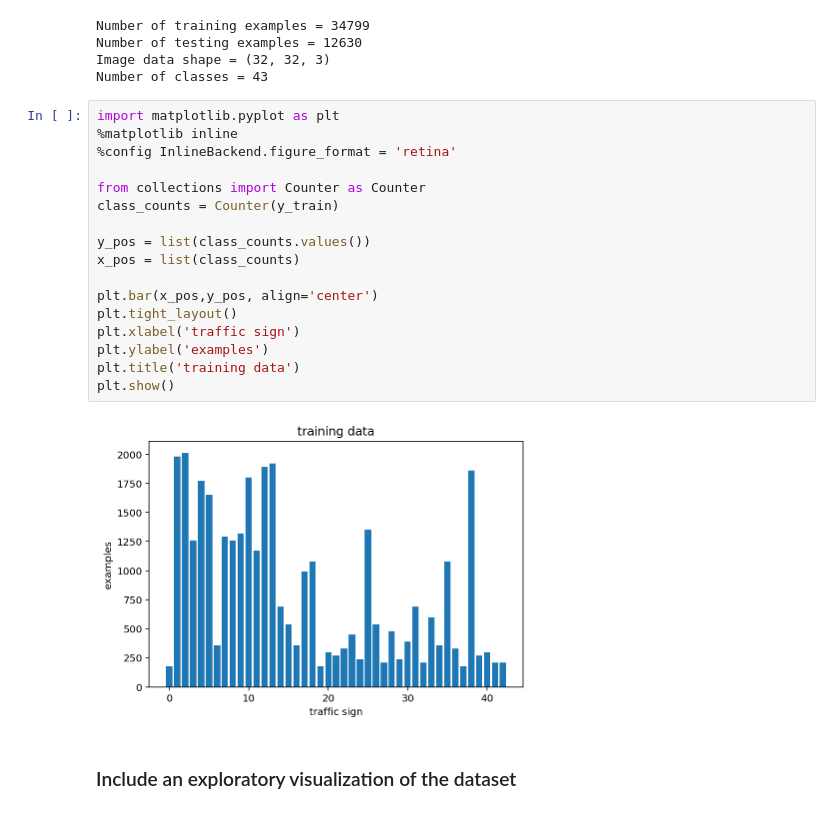
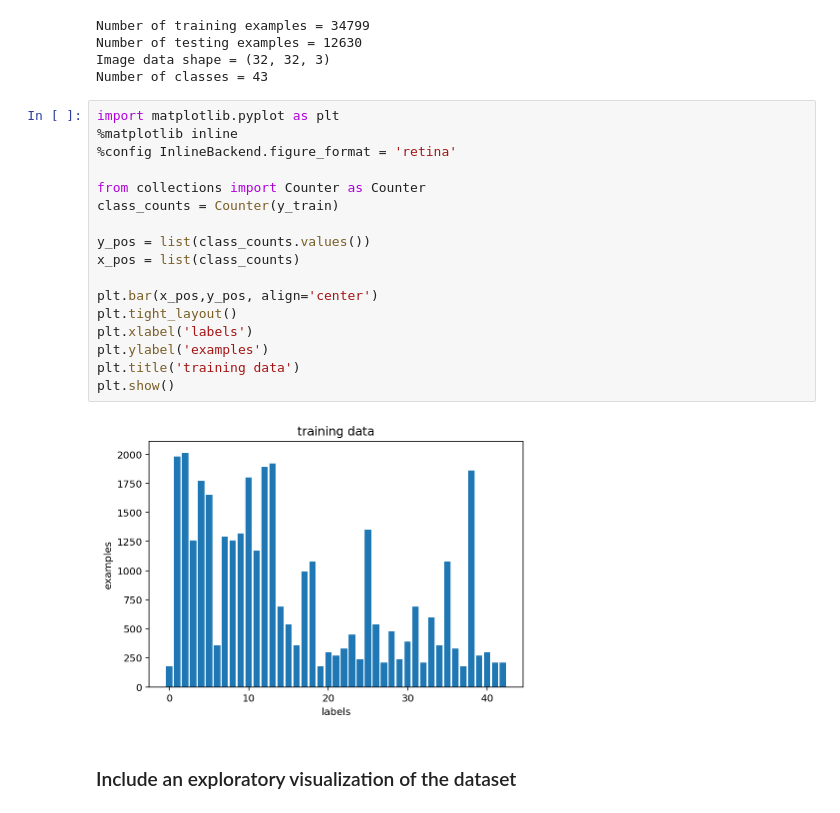
Before and after one commit to falangjoe/self-driving, a Jupyter notebook: CarND-Traffic-Sign-Classifier-Project/Traffic_Sign_Classifier.ipynb, the cells around one changed output. Drawn from its saved outputs; the diff is of its cells as text.

```diff
--- a/CarND-Traffic-Sign-Classifier-Project/Traffic_Sign_Classifier.ipynb
+++ b/CarND-Traffic-Sign-Classifier-Project/Traffic_Sign_Classifier.ipynb
@@ -91,22 +91,22 @@ Number of classes = 43
 # %%
 import matplotlib.pyplot as plt
 %matplotlib inline
 %config InlineBackend.figure_format = 'retina'
 
 from collections import Counter as Counter
 class_counts = Counter(y_train)
 
 y_pos = list(class_counts.values())
 x_pos = list(class_counts)
 
 plt.bar(x_pos,y_pos, align='center')
 plt.tight_layout()
-plt.xlabel('traffic sign')
+plt.xlabel('labels')
 plt.ylabel('examples')
 plt.title('training data')
 plt.show()
 # %% [output]
-[figure, old version]
+[figure, new version]
 # %% [markdown]
 ### Include an exploratory visualization of the dataset
 # %% [markdown]
```
Also changed, not shown: parts of 7 cells of this notebook.
